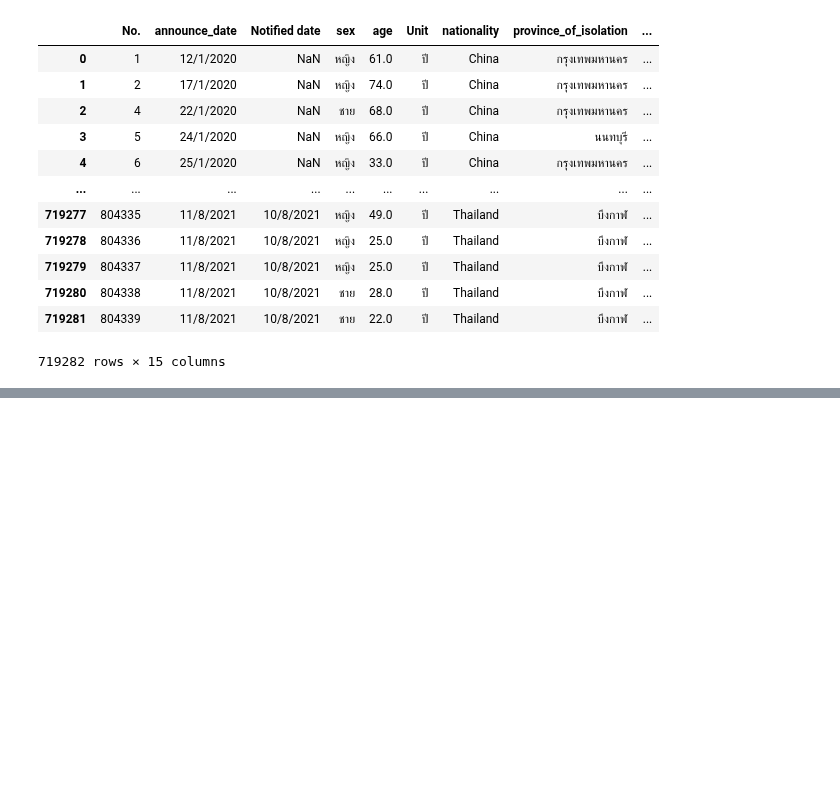
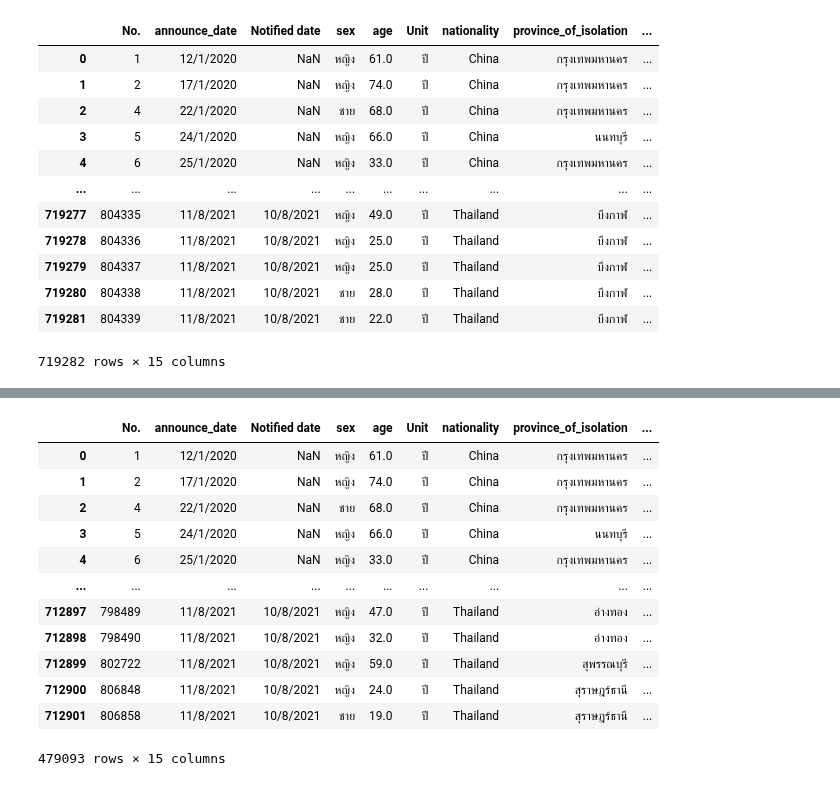
Before and after one commit to sitthatkaja/data_viz_2022, a Jupyter notebook: BasicPython&DataViz_midterm2022.ipynb, the cells around one changed output, grey strips where cells are left out. Saved outputs shown, nothing was run; the diff lists cells and outputs as text; code cells hidden in the pictures; blank space fills up the shorter version.

```diff
--- a/BasicPython&DataViz_midterm2022.ipynb
+++ b/BasicPython&DataViz_midterm2022.ipynb
@@ -138,0 +206,16 @@ covid_data_on
+# %%
+covid_data_on[covid_data_on['6 ภูมิภาค (ภูมิศาสตร์)']=='กลาง']
+# %% [output]
+|  | No. | announce_date | Notified date | sex | age | Unit | nationality | province_of_isolation | ... |
+| 0 | 1 | 12/1/2020 | NaN | หญิง | 61.0 | ปี | China | กรุงเทพมหานคร | ... |
+| 1 | 2 | 17/1/2020 | NaN | หญิง | 74.0 | ปี | China | กรุงเทพมหานคร | ... |
+| 2 | 4 | 22/1/2020 | NaN | ชาย | 68.0 | ปี | China | กรุงเทพมหานคร | ... |
+| 3 | 5 | 24/1/2020 | NaN | หญิง | 66.0 | ปี | China | นนทบุรี | ... |
+| 4 | 6 | 25/1/2020 | NaN | หญิง | 33.0 | ปี | China | กรุงเทพมหานคร | ... |
+| ... | ... | ... | ... | ... | ... | ... | ... | ... | ... |
+| 712897 | 798489 | 11/8/2021 | 10/8/2021 | หญิง | 47.0 | ปี | Thailand | อ่างทอง | ... |
+| 712898 | 798490 | 11/8/2021 | 10/8/2021 | หญิง | 32.0 | ปี | Thailand | อ่างทอง | ... |
+| 712899 | 802722 | 11/8/2021 | 10/8/2021 | หญิง | 59.0 | ปี | Thailand | สุพรรณบุรี | ... |
+| 712900 | 806848 | 11/8/2021 | 10/8/2021 | หญิง | 24.0 | ปี | Thailand | สุราษฎร์ธานี | ... |
+| 712901 | 806858 | 11/8/2021 | 10/8/2021 | ชาย | 19.0 | ปี | Thailand | สุราษฎร์ธานี | ... |
+479093 rows × 15 columns
```
Also changed, not shown: parts of 6 cells of this notebook.
